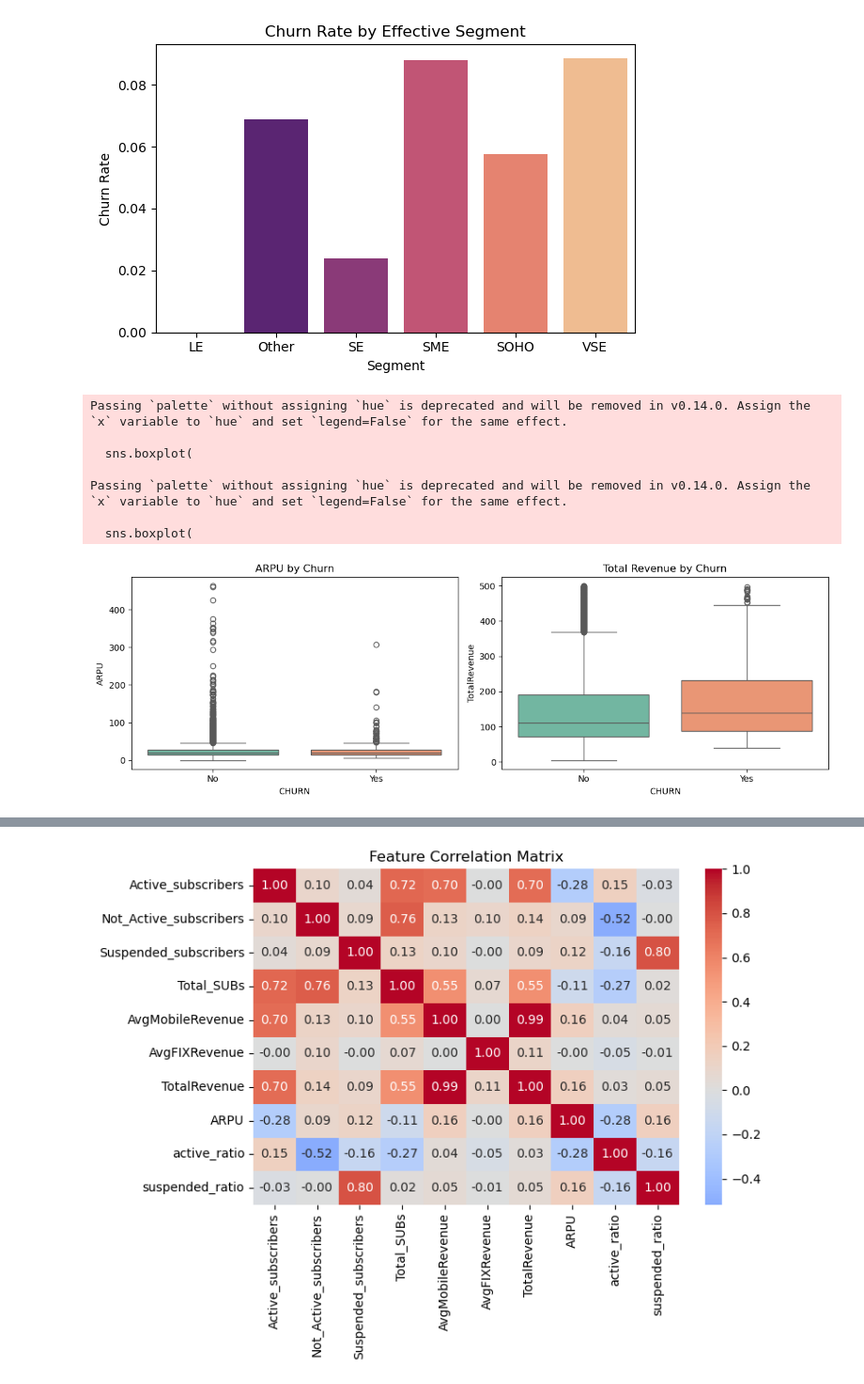
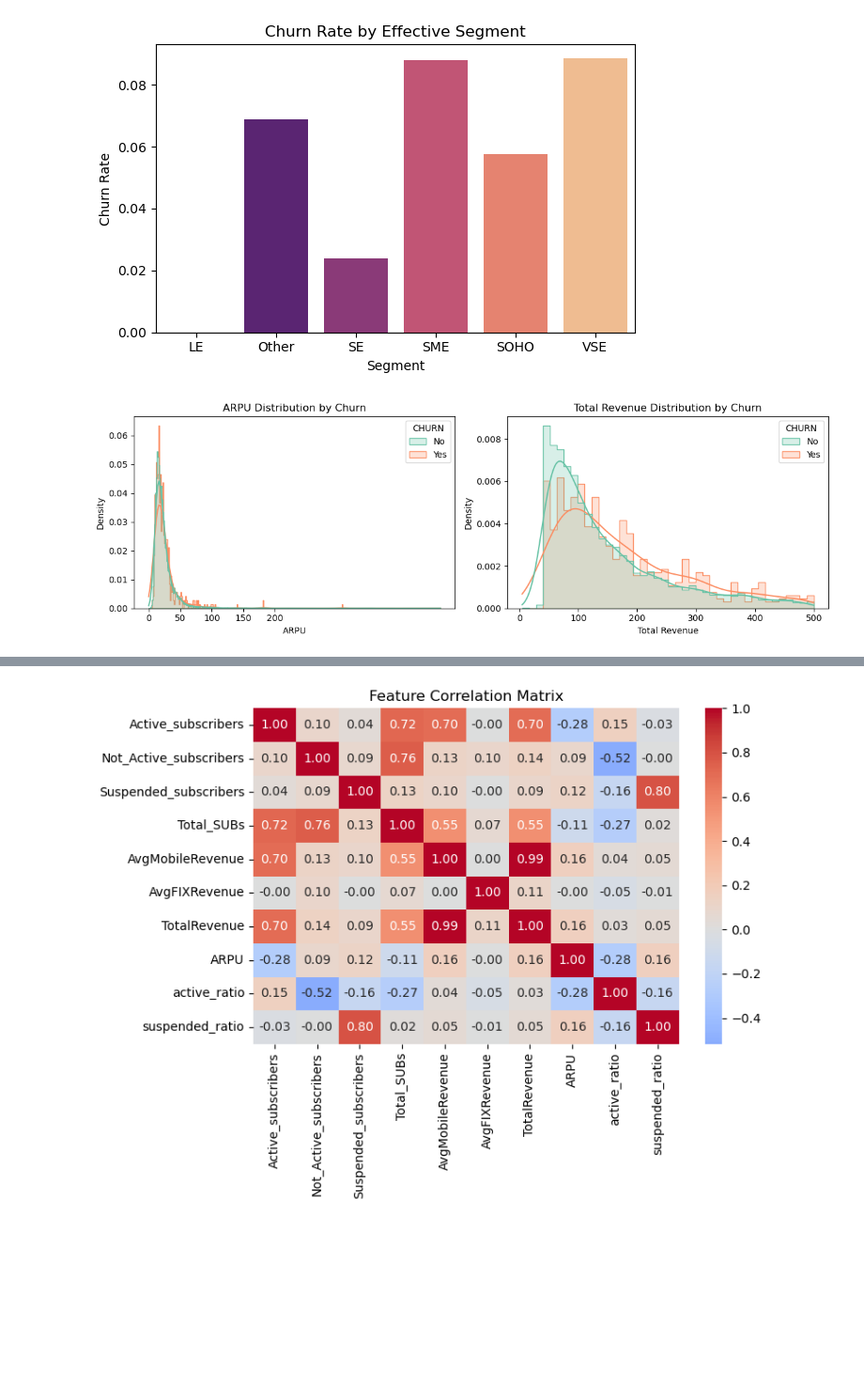
Before and after one commit to mwinsa01/NguyenMwinjuma_Business_Telecom_Customers_Churn, a Jupyter notebook: DS325_final_project.ipynb, the cells around one changed output, grey strips where cells are left out. Shown: that part at 94% size. Cells and saved outputs as stored; diff of their text form; code cells hidden in the pictures; blank space fills up the shorter version.

```diff
--- a/DS325_final_project.ipynb
+++ b/DS325_final_project.ipynb
@@ -568,34 +602,48 @@ Passing `palette` without assigning `hue` is deprecated and will be removed in v
   sns.barplot(
 [figure]
 # %%
-fig, axes = plt.subplots(1,2, figsize=(12,4))
-sns.boxplot(
-    data=df, x='CHURN', y='ARPU',
-    ax=axes[0], palette='Set2'
+fig, axes = plt.subplots(1, 2, figsize=(12, 4))
+
+# ARPU distribution
+sns.histplot(
+    data=df,
+    x="ARPU",
+    hue="CHURN",
+    kde=True,
+    stat="density",
+    common_norm=False,
+    element="step",
+    palette="Set2",
+    ax=axes[0]
 )
 axes[0].set(
-    xticklabels=['No','Yes'],
-    title='ARPU by Churn'
+    title="ARPU Distribution by Churn",
+    xlabel="ARPU",
+    ylabel="Density",
+    xticks=[0, 50, 100, 150, 200]
 )
 
-sns.boxplot(
-    data=df, x='CHURN', y='TotalRevenue',
-    ax=axes[1], palette='Set2'
+# TotalRevenue distribution
+sns.histplot(
+    data=df,
+    x="TotalRevenue",
+    hue="CHURN",
+    kde=True,
+    stat="density",
+    common_norm=False,
+    element="step",
+    palette="Set2",
+    ax=axes[1]
 )
 axes[1].set(
-    xticklabels=['No','Yes'],
-    title='Total Revenue by Churn'
+    title="Total Revenue Distribution by Churn",
+    xlabel="Total Revenue",
+    ylabel="Density",
+    xticks=[0, 100, 200, 300, 400, 500]
 )
 
 plt.tight_layout()
 plt.show()
 # %% [output]
-Passing `palette` without assigning `hue` is deprecated and will be removed in v0.14.0. Assign the `x` variable to `hue` and set `legend=False` for the same effect.
-
-  sns.boxplot(
-
-Passing `palette` without assigning `hue` is deprecated and will be removed in v0.14.0. Assign the `x` variable to `hue` and set `legend=False` for the same effect.
-
-  sns.boxplot(
-[figure, old version]
+[figure, new version]
 # %%
```
Also changed, not shown: parts of 3 cells of this notebook.
